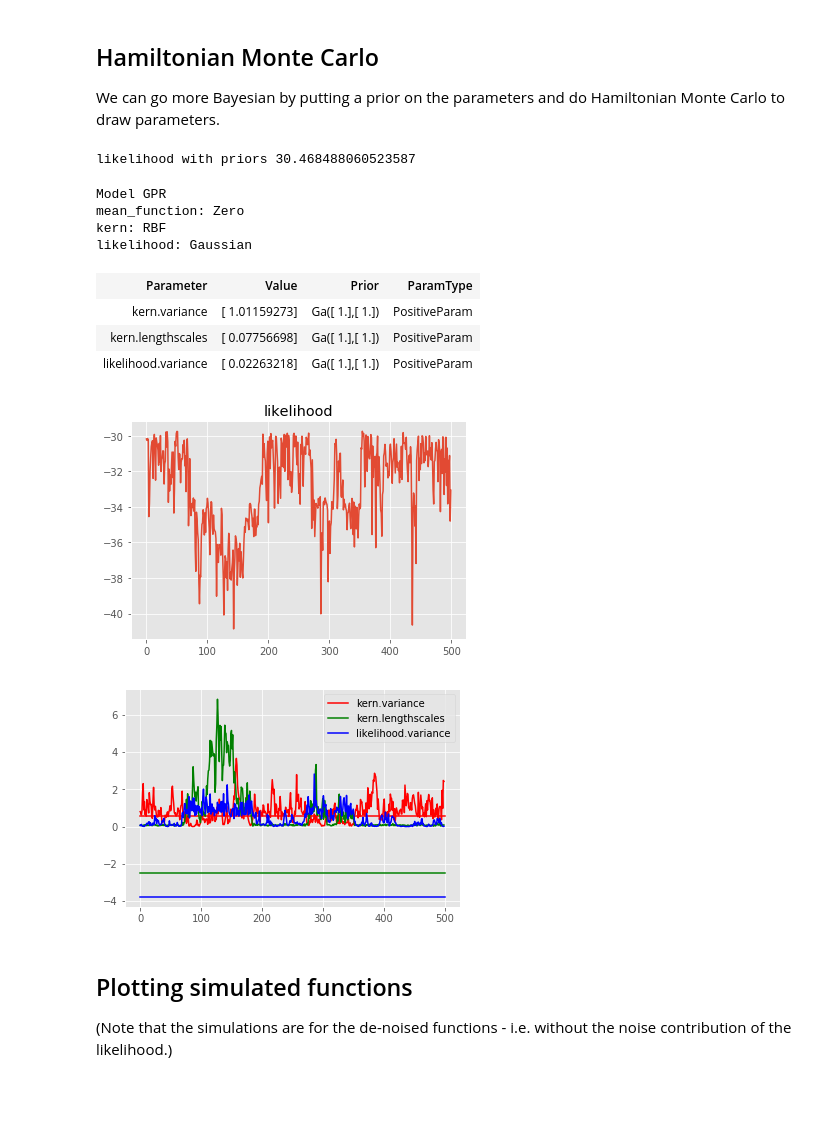
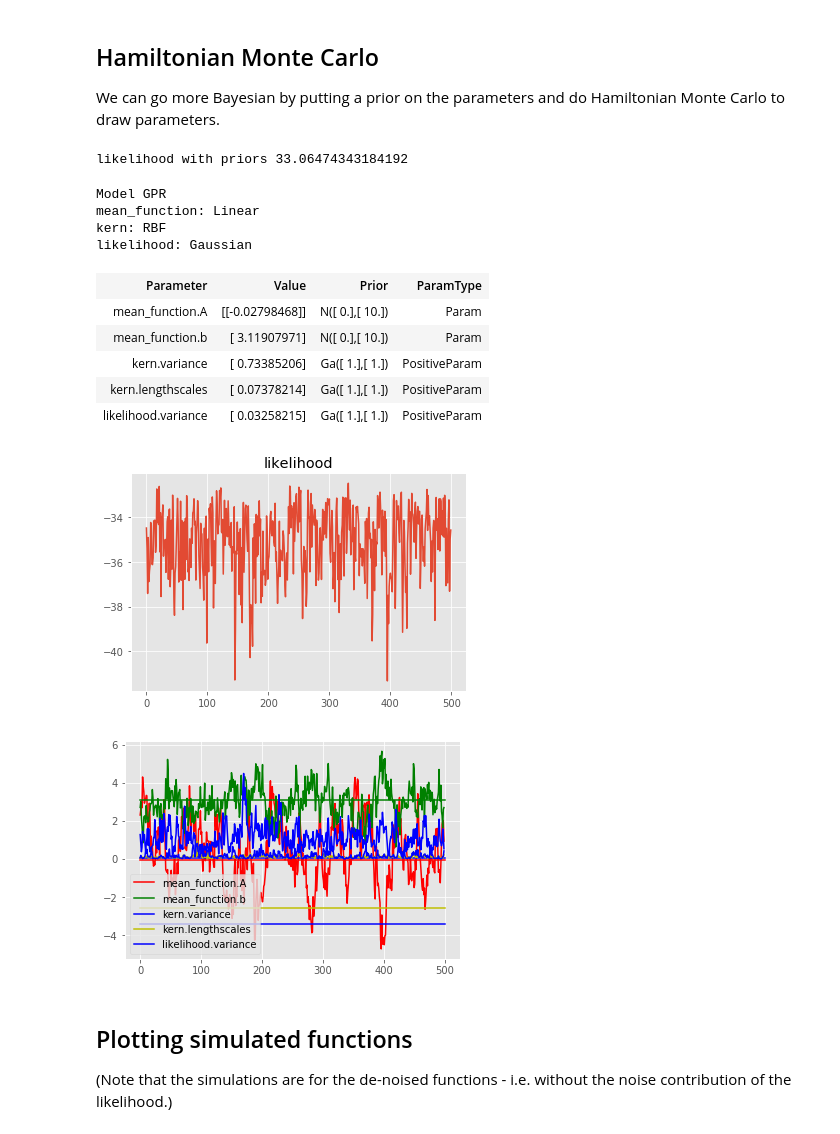
Before and after one commit to t-vi/candlegp, a Jupyter notebook: notebooks/gp_regression.ipynb, the cells around one changed output. Saved outputs shown, nothing was run; the diff lists cells and outputs as text; code cells hidden in the pictures; blank space fills up the shorter version.

Commit message:
add linear mean function to mean_functions and to example

```diff
--- a/notebooks/gp_regression.ipynb
+++ b/notebooks/gp_regression.ipynb
@@ -21,7 +21,7 @@ Let's have a regression example
 # %%
 N = 12
 X = torch.rand(N,1).double()
-Y = (torch.sin(12*X) + 0.6*torch.cos(25*X) + torch.randn(N,1).double()*0.1).squeeze(1)
+Y = (torch.sin(12*X) + 0.6*torch.cos(25*X) + torch.randn(N,1).double()*0.1+3.0).squeeze(1)
 pyplot.figure()
 pyplot.plot(X.numpy(), Y.numpy(), 'kx', mew=2)
 # %% [output]
@@ -33,7 +33,8 @@ pyplot.plot(X.numpy(), Y.numpy(), 'kx', mew=2)
 Not adapted to the data yet...
 # %%
 k = candlegp.kernels.RBF(1, lengthscales=torch.DoubleTensor([0.3]),variance=torch.DoubleTensor([1.0]))
-m = candlegp.models.GPR(Variable(X), Variable(Y.unsqueeze(1)), kern=k)
+mean = candlegp.mean_functions.Linear(torch.DoubleTensor([1]), torch.DoubleTensor([0]))
+m = candlegp.models.GPR(Variable(X), Variable(Y.unsqueeze(1)), kern=k, mean_function=mean)
 m.likelihood.variance.set(0.01)
 m
 # %% [output]
@@ -114,36 +119,41 @@ pyplot.plot(X.numpy(), Y.numpy(), 'kx', mew=2)
 We can go more Bayesian by putting a prior on the parameters and do Hamiltonian Monte Carlo to draw parameters.
 # %%
 k2 = candlegp.kernels.RBF(1, lengthscales=torch.DoubleTensor([0.3]),variance=torch.DoubleTensor([1.0]))
-m2 = candlegp.models.GPR(Variable(X), Variable(Y.unsqueeze(1)), kern=k2)
+mean2 = candlegp.mean_functions.Linear(torch.DoubleTensor([1]), torch.DoubleTensor([0]))
+m2 = candlegp.models.GPR(Variable(X), Variable(Y.unsqueeze(1)), kern=k2, mean_function=mean2)
 m2.load_state_dict(m.state_dict())
 m2.likelihood.variance.prior = candlegp.priors.Gamma(1.0,1.0,ttype=torch.DoubleTensor)
 m2.kern.variance.prior = candlegp.priors.Gamma(1.0,1.0,ttype=torch.DoubleTensor)
 m2.kern.lengthscales.prior = candlegp.priors.Gamma(1.0,1.0,ttype=torch.DoubleTensor)
+m2.mean_function.A.prior = candlegp.priors.Gaussian(0.0,10.0, ttype=torch.DoubleTensor)
+m2.mean_function.b.prior = candlegp.priors.Gaussian(0.0,10.0, ttype=torch.DoubleTensor)
 print("likelihood with priors",m2().data[0])
 m2
 # %% [output]
-likelihood with priors 30.468488060523587
+likelihood with priors 33.06474343184192
 Model GPR
-mean_function: Zero
+mean_function: Linear
 kern: RBF
 likelihood: Gaussian
 | Parameter | Value | Prior | ParamType |
-| kern.variance | [ 1.01159273] | Ga([ 1.],[ 1.]) | PositiveParam |
-| kern.lengthscales | [ 0.07756698] | Ga([ 1.],[ 1.]) | PositiveParam |
-| likelihood.variance | [ 0.02263218] | Ga([ 1.],[ 1.]) | PositiveParam |
+| mean_function.A | [[-0.02798468]] | N([ 0.],[ 10.]) | Param |
+| mean_function.b | [ 3.11907971] | N([ 0.],[ 10.]) | Param |
+| kern.variance | [ 0.73385206] | Ga([ 1.],[ 1.]) | PositiveParam |
+| kern.lengthscales | [ 0.07378214] | Ga([ 1.],[ 1.]) | PositiveParam |
+| likelihood.variance | [ 0.03258215] | Ga([ 1.],[ 1.]) | PositiveParam |
 # %%
 res = candlegp.training.hmc.hmc_sample(m2,500,0.2,burn=50, thin=10)
 # %%
 pyplot.plot(res[0]); pyplot.title("likelihood");
 # %% [output]
-[figure, old version]
+[figure, new version]
 # %%
-for (n,p0),p,c in zip(m.named_parameters(),res[1:],['r','g','b']):
-  pyplot.plot(torch.stack(p).numpy(), c=c, label=n)
-  pyplot.plot((0,len(p)),(p0.data[0],p0.data[0]), c=c)
+for (n,p0),p,c in zip(m.named_parameters(),res[1:],['r','g','b','y','b']):
+  pyplot.plot(torch.stack(p).squeeze().numpy(), c=c, label=n)
+  pyplot.plot((0,len(p)),(p0.data.view(-1)[0],p0.data.view(-1)[0]), c=c)
 pyplot.legend();
 # %% [output]
-[figure, old version]
+[figure, new version]
 # %% [markdown]
 ## Plotting simulated functions
 
```
Also changed, not shown: parts of 6 cells of this notebook, 2 other files.
